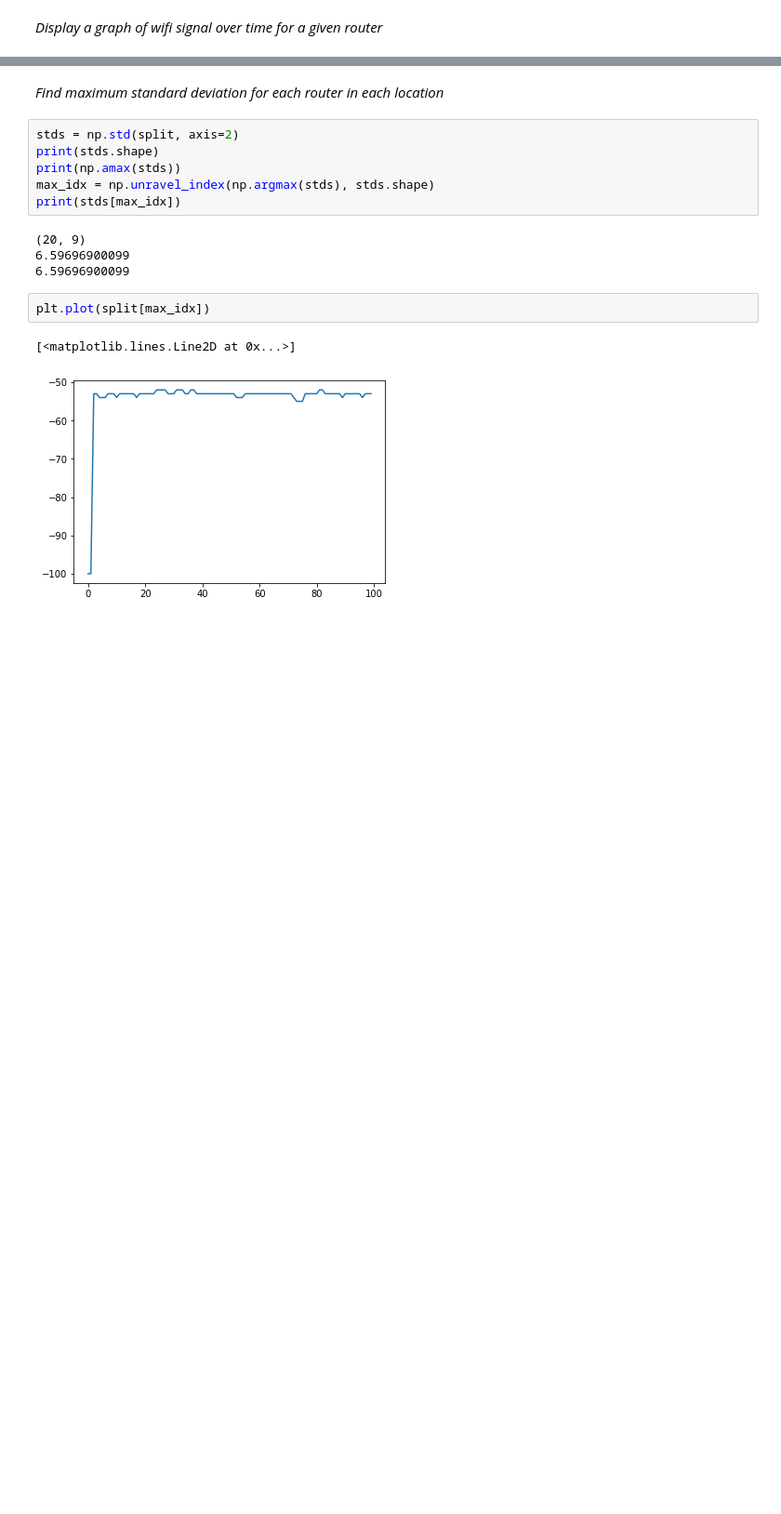
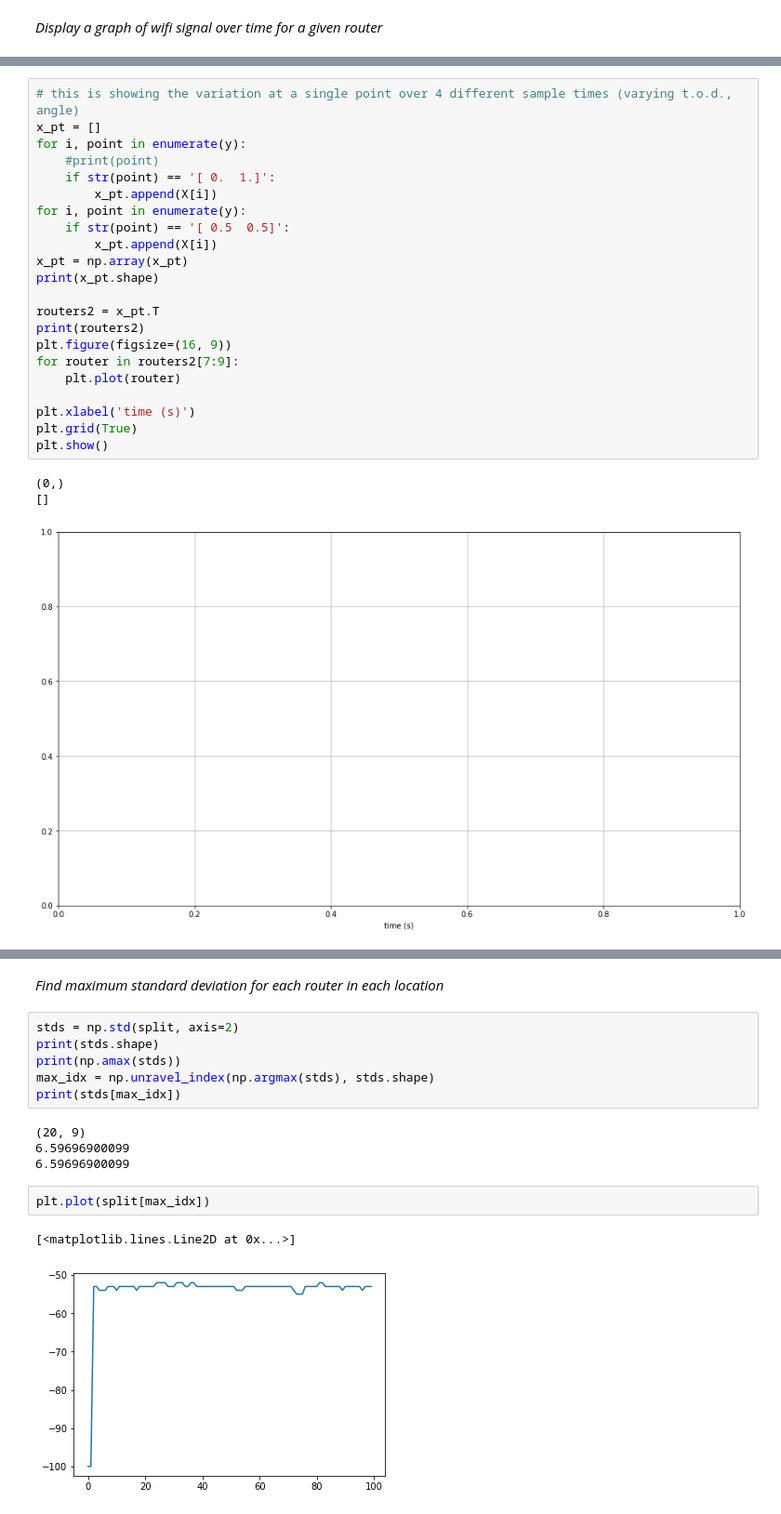
Before and after one commit to JohnFodero/localizer, a Jupyter notebook: Notebooks/Visualize RSSI.ipynb, the cells around one changed output, grey strips where cells are left out. Shown at 93% size. Cells and saved outputs as stored; diff of their text form; blank space fills up the shorter version.

```diff
--- a/Notebooks/Visualize RSSI.ipynb
+++ b/Notebooks/Visualize RSSI.ipynb
@@ -37,3 +38,29 @@ plt.show()
+# %%
+# this is showing the variation at a single point over 4 different sample times (varying t.o.d., angle)
+x_pt = []
+for i, point in enumerate(y):
+    #print(point)
+    if str(point) == '[ 0.  1.]':
+        x_pt.append(X[i])
+for i, point in enumerate(y):
+    if str(point) == '[ 0.5  0.5]':
+        x_pt.append(X[i])
+x_pt = np.array(x_pt)
+print(x_pt.shape)
+
+routers2 = x_pt.T
+print(routers2)
+plt.figure(figsize=(16, 9))
+for router in routers2[7:9]:
+    plt.plot(router)
+
+plt.xlabel('time (s)')
+plt.grid(True)
+plt.show()
+# %% [output]
+(0,)
+[]
+[figure, added]
 # %%
 split = np.array(np.split(routers, 9, axis=1))
 split = np.reshape(split, (20, 9, 100))
```
Also changed, not shown: parts of 4 cells of this notebook, 29 other files.
